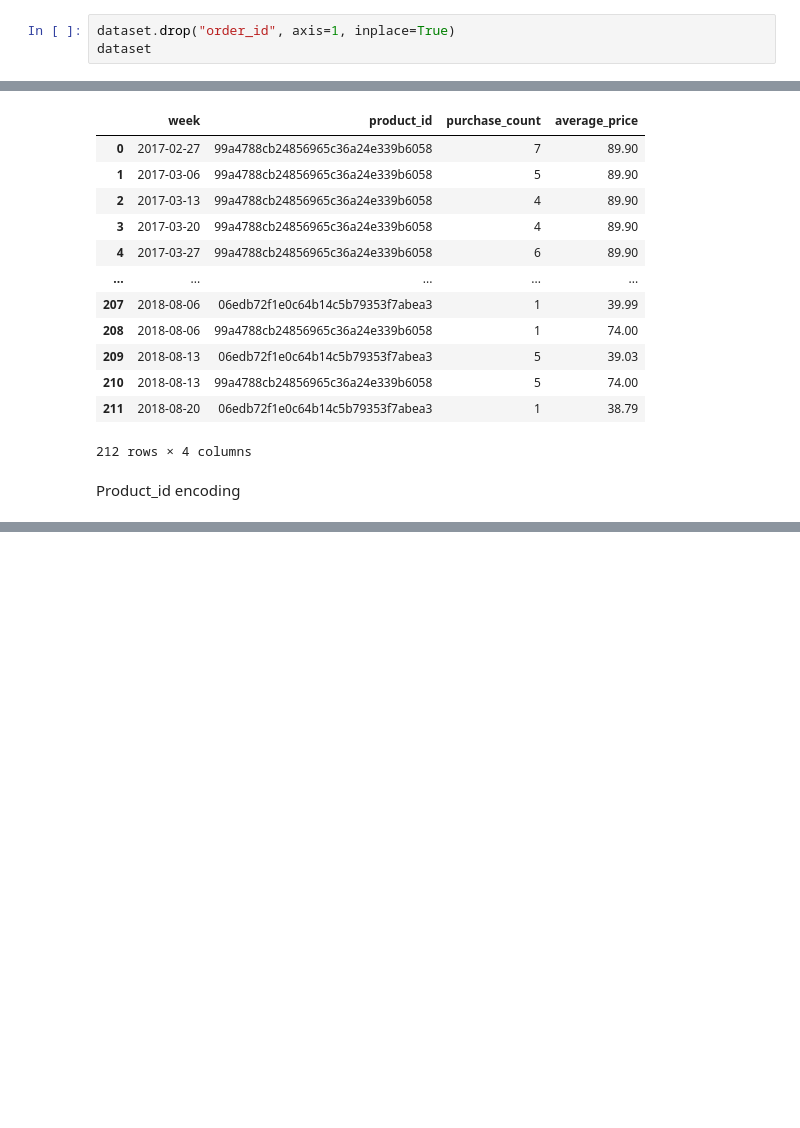
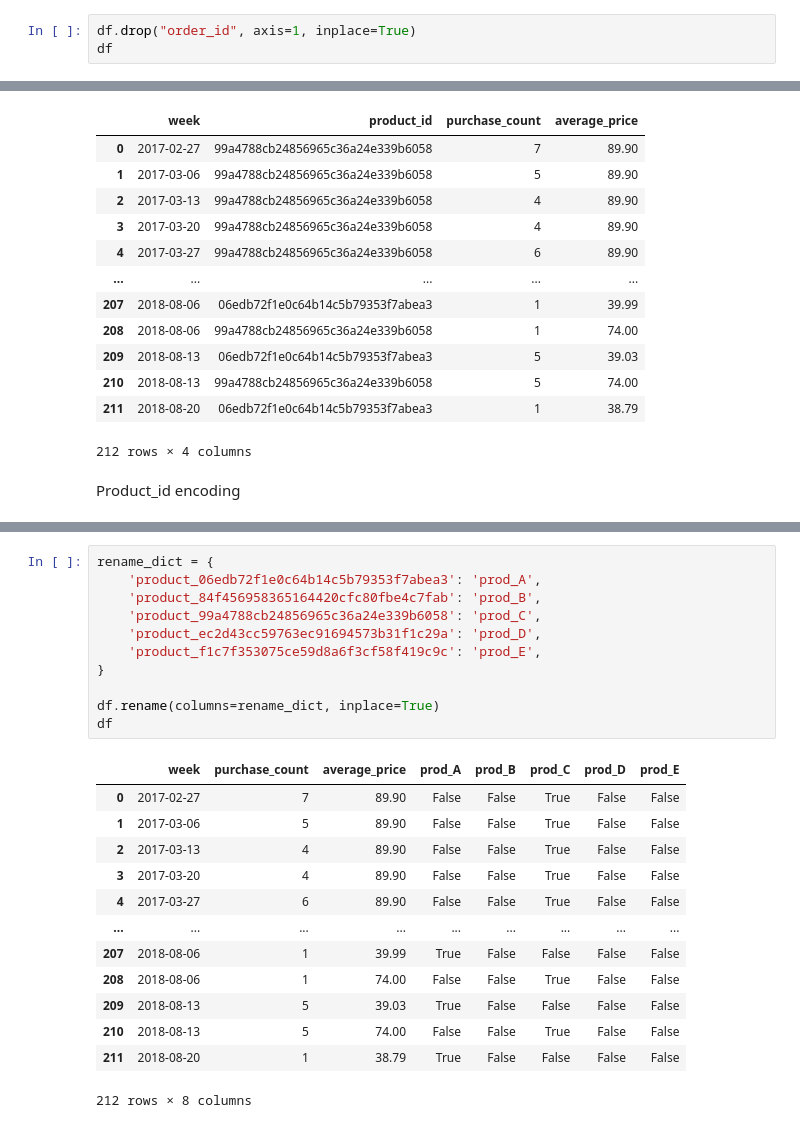
Before and after one commit to citec-spbu/cost-recsys, a Jupyter notebook: notebooks/data_exploration.ipynb, the cells around one changed output, grey strips where cells are left out. Cells and saved outputs as stored; diff of their text form; blank space fills up the shorter version.

```diff
--- a/notebooks/data_exploration.ipynb
+++ b/notebooks/data_exploration.ipynb
@@ -66,4 +92,4 @@ dataset
 # %%
-dataset.drop("order_id", axis=1, inplace=True)
-dataset
+df.drop("order_id", axis=1, inplace=True)
+df
 # %% [output]
@@ -219,5 +174,30 @@ top_5_dataset
 | 210 | 2018-08-13 | 5 | 74.00 | False | False | ... |
 | 211 | 2018-08-20 | 1 | 38.79 | True | False | ... |
 212 rows × 8 columns
+# %%
+rename_dict = {
+    'product_06edb72f1e0c64b14c5b79353f7abea3': 'prod_A',
+    'product_84f456958365164420cfc80fbe4c7fab': 'prod_B',
+    'product_99a4788cb24856965c36a24e339b6058': 'prod_C',
+    'product_ec2d43cc59763ec91694573b31f1c29a': 'prod_D',
+    'product_f1c7f353075ce59d8a6f3cf58f419c9c': 'prod_E',
+}
+
+df.rename(columns=rename_dict, inplace=True)
+df
+# %% [output]
+|  | week | purchase_count | average_price | prod_A | prod_B | prod_C | prod_D | prod_E |
+| 0 | 2017-02-27 | 7 | 89.90 | False | False | True | False | False |
+| 1 | 2017-03-06 | 5 | 89.90 | False | False | True | False | False |
+| 2 | 2017-03-13 | 4 | 89.90 | False | False | True | False | False |
+| 3 | 2017-03-20 | 4 | 89.90 | False | False | True | False | False |
+| 4 | 2017-03-27 | 6 | 89.90 | False | False | True | False | False |
+| ... | ... | ... | ... | ... | ... | ... | ... | ... |
+| 207 | 2018-08-06 | 1 | 39.99 | True | False | False | False | False |
+| 208 | 2018-08-06 | 1 | 74.00 | False | False | True | False | False |
+| 209 | 2018-08-13 | 5 | 39.03 | True | False | False | False | False |
+| 210 | 2018-08-13 | 5 | 74.00 | False | False | True | False | False |
+| 211 | 2018-08-20 | 1 | 38.79 | True | False | False | False | False |
+212 rows × 8 columns
 # %%
 # Convert 'week' column to a datetime object if it's not already
```
Also changed, not shown: parts of 16 cells of this notebook, 3 other files.
